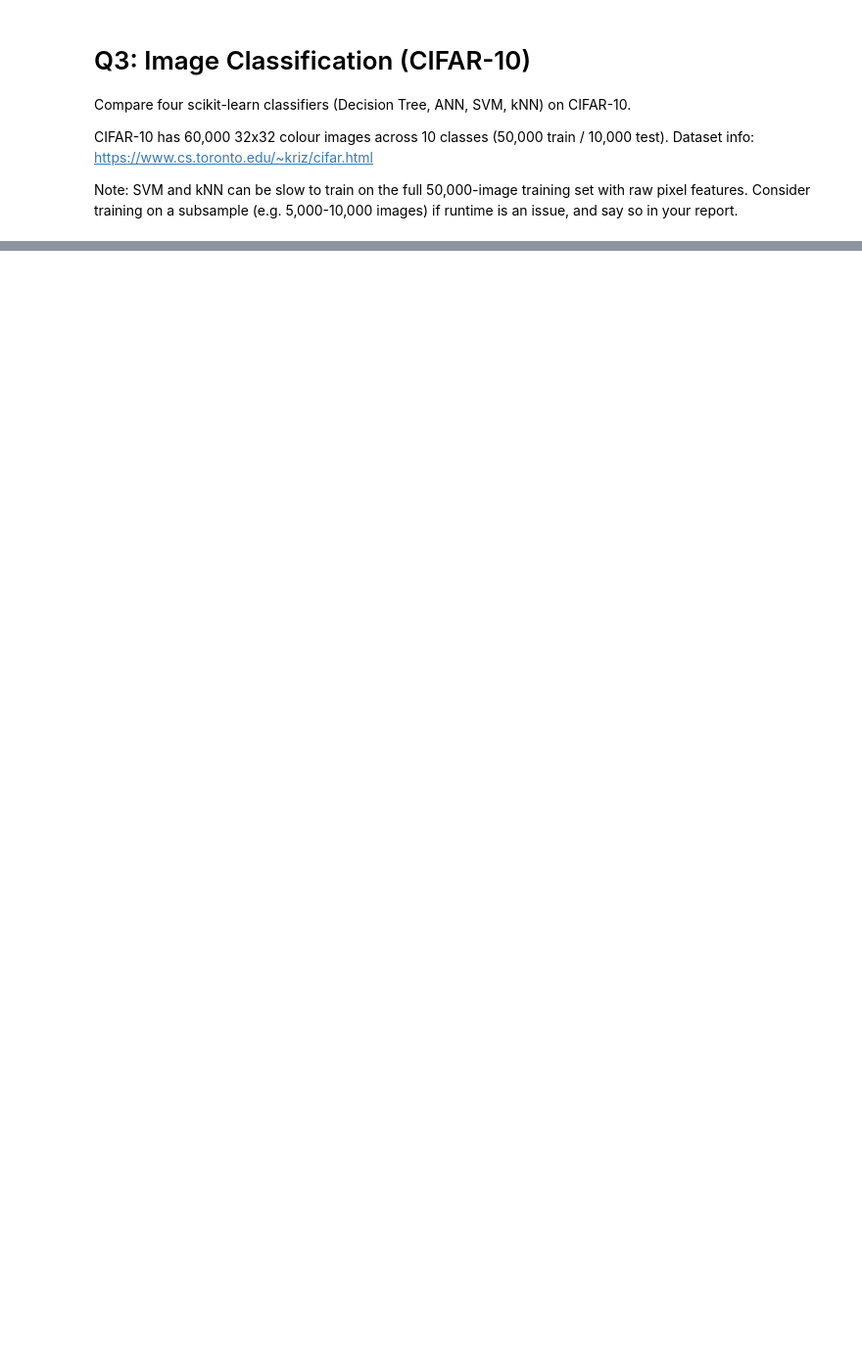
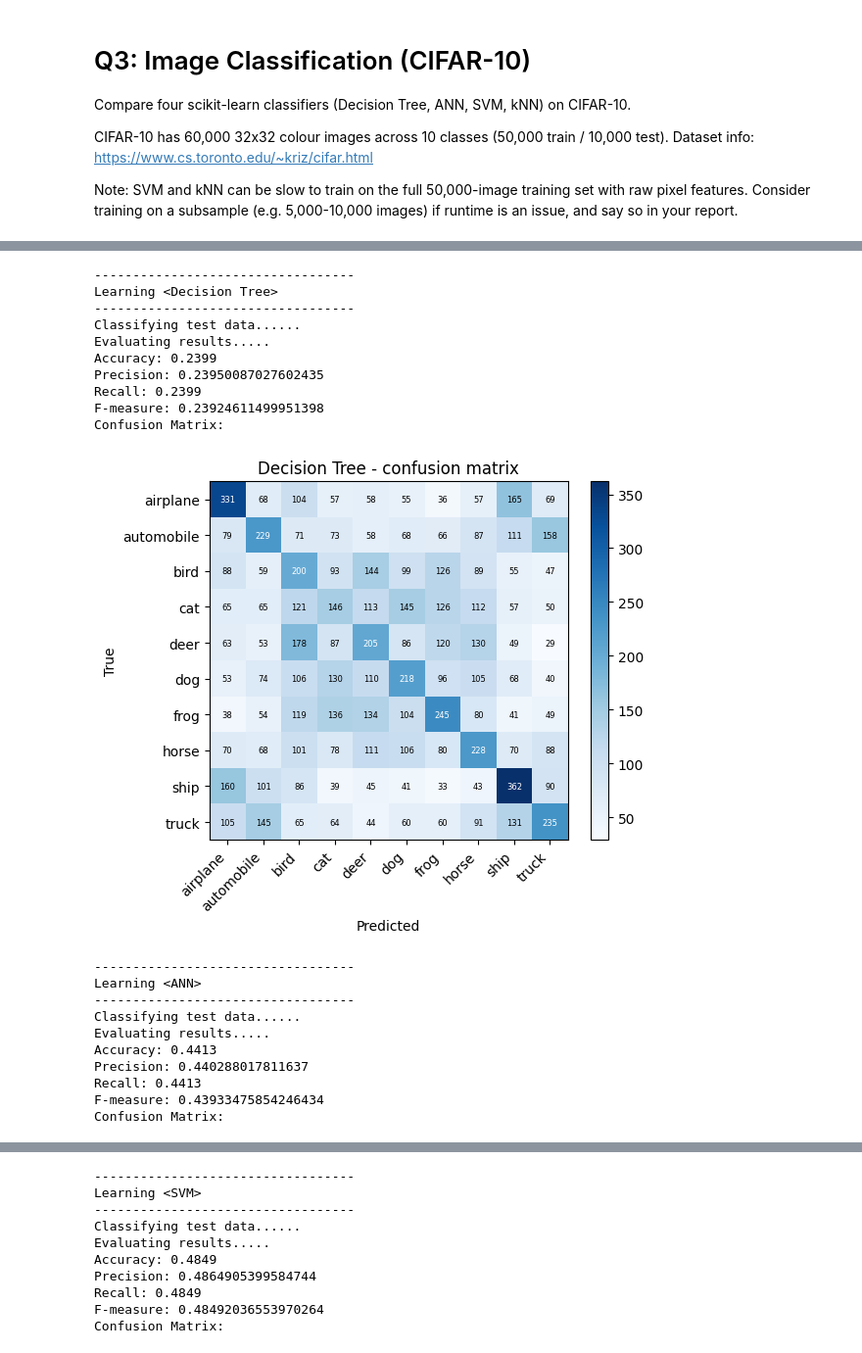
Before and after one commit to faiza-khatri/ai-hw, a Jupyter notebook: assign2/Q3.ipynb, the cells around one changed output, grey strips where cells are left out. Shown at 98% size. Drawn from its saved outputs; the diff is of its cells as text; code cells hidden in the pictures; blank space fills up the shorter version.

```diff
--- a/assign2/Q3.ipynb
+++ b/assign2/Q3.ipynb
@@ -17,3 +17,8 @@ from sklearn.svm import SVC
 from sklearn.neighbors import KNeighborsClassifier
 from sklearn.preprocessing import StandardScaler
 from sklearn.metrics import accuracy_score, precision_score, recall_score, f1_score, confusion_matrix
+
+from tensorflow.keras.datasets import cifar10   # only used to download the data
+
+CLASS_NAMES = ["airplane", "automobile", "bird", "cat", "deer",
+               "dog", "frog", "horse", "ship", "truck"]
@@ -37,8 +73,9 @@ def preprocess(X):
 # %%
 # Define the four classifiers to compare
 classifiers = {
-    "Decision Tree": DecisionTreeClassifier(),   # TODO: set reasonable hyperparameters
-    "ANN": MLPClassifier(),                       # TODO: set reasonable hyperparameters
-    "SVM": SVC(),                                  # TODO: set reasonable hyperparameters
-    "kNN": KNeighborsClassifier(),                 # TODO: set reasonable hyperparameters
+    "Decision Tree": DecisionTreeClassifier(max_depth=20, random_state=42),
+    "ANN": MLPClassifier(hidden_layer_sizes=(256,), max_iter=50,
+                         early_stopping=True, random_state=42),
+    "SVM": SVC(kernel="rbf", C=10, gamma="scale"),
+    "kNN": KNeighborsClassifier(n_neighbors=5, n_jobs=-1),
 }
@@ -45,25 +94,71 @@ classifiers = {
 # %%
 # Train + evaluate each classifier
 results = {}
 
 for name, clf in classifiers.items():
     print("----------------------------------")
     print(f"Learning <{name}>")
     print("----------------------------------")
-    # TODO: fit clf on training data
+    # fit clf on training data
+    clf.fit(X_train_p, y_train)
+
 
     print("Classifying test data......")
-    # TODO: predict on test data
+    # predict on test data
+    y_pred = clf.predict(X_test_p)
 
-    accuracy = precision = recall = f_measure = -1
-    # TODO: compute evaluation metrics
+
+    # compute evaluation metrics
+    accuracy = accuracy_score(y_test, y_pred)
+    precision = precision_score(y_test, y_pred, average="macro", zero_division=0)
+    recall = recall_score(y_test, y_pred, average="macro", zero_division=0)
+    f_measure = f1_score(y_test, y_pred, average="macro", zero_division=0)
 
     print("Evaluating results.....")
     print("Accuracy:", accuracy)
     print("Precision:", precision)
     print("Recall:", recall)
     print("F-measure:", f_measure)
     print("Confusion Matrix:")
+
     # TODO: print/plot confusion matrix
+    cm = confusion_matrix(y_test, y_pred)
+    plt.figure(figsize=(6, 5))
+    plt.imshow(cm, cmap="Blues")
+    plt.colorbar()
+    plt.xticks(range(10), CLASS_NAMES, rotation=45, ha="right")
+    plt.yticks(range(10), CLASS_NAMES)
+    plt.xlabel("Predicted")
+    plt.ylabel("True")
+    plt.title(f"{name} - confusion matrix")
+    for i in range(10):
+        for j in range(10):
+            plt.text(j, i, cm[i, j], ha="center", va="center", fontsize=6,
+                     color="white" if cm[i, j] > cm.max() / 2 else "black")
+    plt.tight_layout()
+    plt.show()
+
 
     results[name] = {"accuracy": accuracy, "precision": precision, "recall": recall, "f_measure": f_measure}
+# %% [output]
+----------------------------------
+Learning <Decision Tree>
+----------------------------------
+Classifying test data......
+Evaluating results.....
+Accuracy: 0.2399
+Precision: 0.23950087027602435
+Recall: 0.2399
+F-measure: 0.23924611499951398
+Confusion Matrix:
+[figure, added]
+----------------------------------
+Learning <ANN>
+----------------------------------
+Classifying test data......
+Evaluating results.....
+Accuracy: 0.4413
+Precision: 0.440288017811637
+Recall: 0.4413
+F-measure: 0.43933475854246434
+Confusion Matrix:
@@ -69,0 +166,10 @@ for name, clf in classifiers.items():
+----------------------------------
+Learning <SVM>
+----------------------------------
+Classifying test data......
+Evaluating results.....
+Accuracy: 0.4849
+Precision: 0.4864905399584744
+Recall: 0.4849
+F-measure: 0.48492036553970264
+Confusion Matrix:
```
Also changed, not shown: parts of 11 cells of this notebook.
